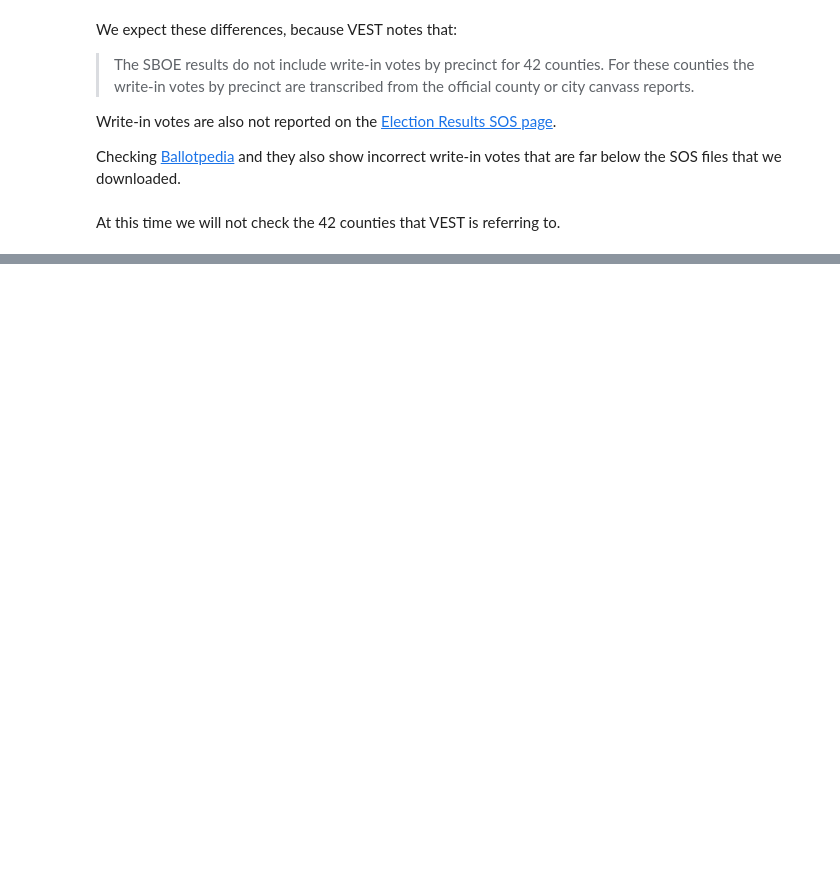
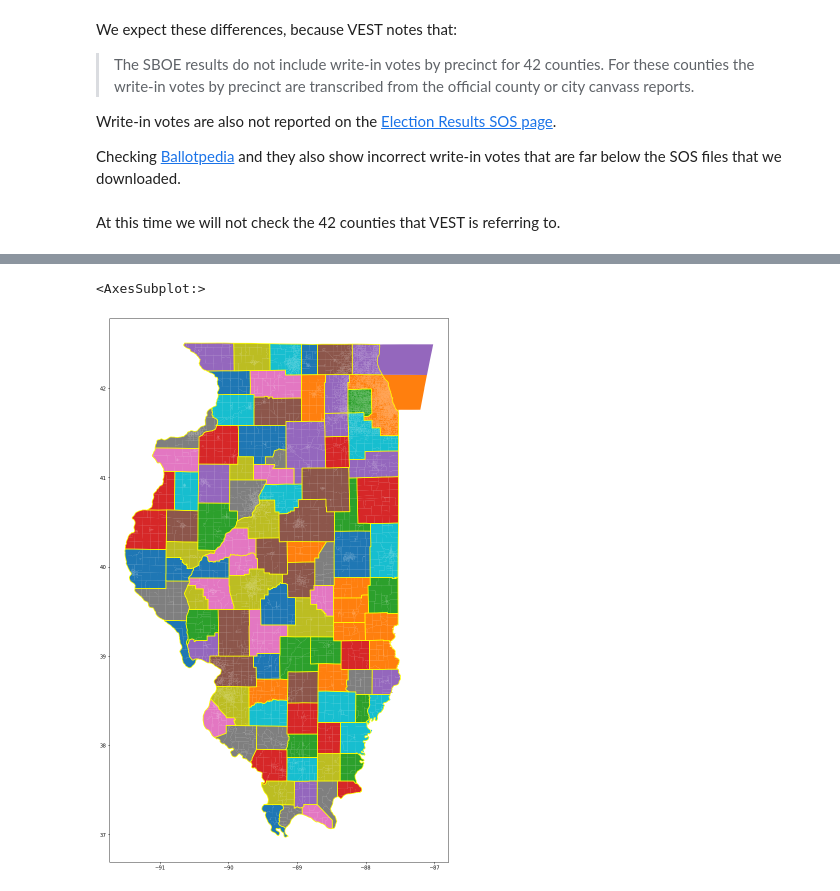
Before and after one commit to nonpartisan-redistricting-datahub/pdv-il, a Jupyter notebook: vest-il-2016/vest-il-2016-validation.ipynb, the cells around one changed output, grey strips where cells are left out. Drawn from its saved outputs; the diff is of its cells as text; code cells hidden in the pictures; blank space fills up the shorter version.

```diff
--- a/vest-il-2016/vest-il-2016-validation.ipynb
+++ b/vest-il-2016/vest-il-2016-validation.ipynb
@@ -272,0 +297,10 @@ At this time we will not check the 42 counties that VEST is referring to.
+# %%
+il_county = gp.read_file("./raw-from-source/Census_Maps/cb_2018_us_county_5m/cb_2018_us_county_5m.shp")
+# %%
+il_county = il_county[il_county["STATEFP"]=="17"]
+# %%
+ax = il_county.boundary.plot(figsize=(20,20),color="yellow")
+vest_shp.plot(column="COUNTYFP",ax=ax)
+# %% [output]
+<AxesSubplot:>
+[figure, added]
```
Also changed, not shown: parts of 17 cells of this notebook.
